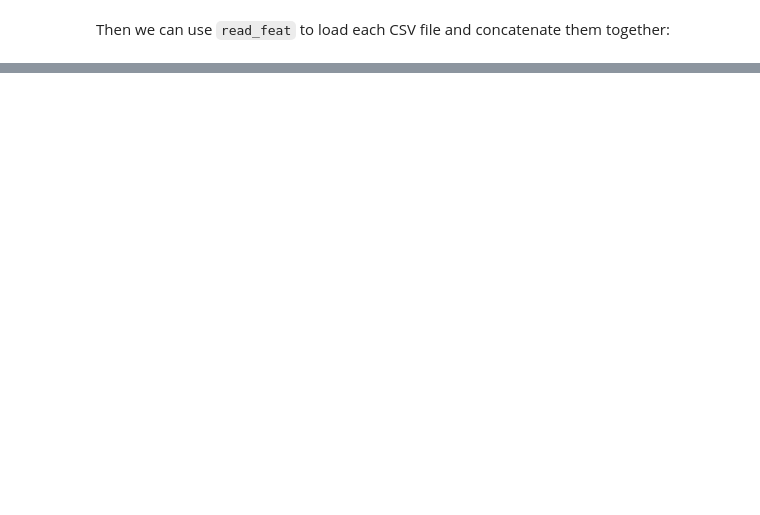
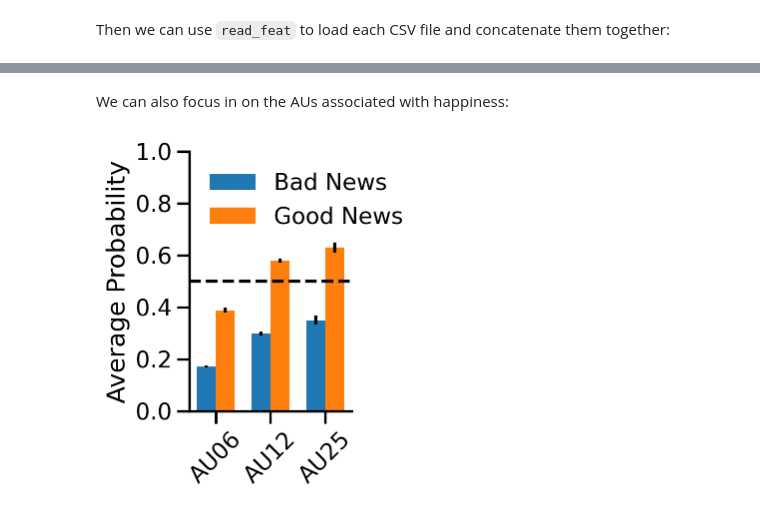
Before and after one commit to cosanlab/py-feat, a Jupyter notebook: docs/basic_tutorials/05_fex_analysis.ipynb, the cells around one changed output, grey strips where cells are left out. Drawn from its saved outputs; the diff is of its cells as text; code cells hidden in the pictures; blank space fills up the shorter version.

```diff
--- a/docs/basic_tutorials/05_fex_analysis.ipynb
+++ b/docs/basic_tutorials/05_fex_analysis.ipynb
@@ -296,0 +183,19 @@ animation = animate_face(
+# %%
+# Which condition each video belonged to
+video2condition = dict(
+    zip(
+        clip_attrs["input"].str.replace(".mp4", ".csv", regex=False),
+        clip_attrs["condition"],
+    )
+)
+
+# Update sesssions to group by condition, compute means (per condition), and make a
+# barplot of the mean AUs for each condition
+ax = (
+    by_video.update_sessions(video2condition)
+    .extract_mean()
+    .aus.plot(kind="bar", legend=False, title="Mean AU detection by condition")
+)
+ax.set(ylabel='Average Probability', title='AU detection by condition', xticklabels=['Good News', 'Bad News']);
+plt.xticks(rotation=0);
+sns.despine();
@@ -296,0 +204,34 @@ animation = animate_face(
+# %% [markdown]
+We can also focus in on the AUs associated with happiness:
+# %%
+aus = ["AU06", "AU12", "AU25"]  # from https://py-feat.org/pages/au_reference.html
+
+# Update the sessions to condition compute summary stats
+summary = by_video.update_sessions(video2condition).extract_summary(
+    mean=True, sem=True, std=False, min=False, max=False
+)
+
+# Organize them for plotting
+bad_means = summary.loc["badNews", [f"mean_{au}" for au in aus]]
+bad_sems = summary.loc["badNews", [f"sem_{au}" for au in aus]]
+good_means = summary.loc["goodNews", [f"mean_{au}" for au in aus]]
+good_sems = summary.loc["goodNews", [f"sem_{au}" for au in aus]]
+
+# Plot
+fig, ax = plt.subplots(figsize=(3, 4))
+ind = np.arange(len(bad_means))
+width = 0.35
+rects1 = ax.bar(ind - width / 2, bad_means, width, yerr=bad_sems, label="Bad News");
+rects2 = ax.bar(ind + width / 2, good_means, width, yerr=good_sems, label="Good News");
+ax.set(ylabel="Average Probability", title="", xticks=ind, xticklabels=aus, ylim=(0, 1));
+ax.legend(loc="upper left", frameon=False);
+plt.axhline(0.5, ls="--", color="k");
+sns.despine();
+plt.xticks(rotation=45);
+plt.tight_layout();
+plt.savefig(
+    "/Users/Esh/Documents/dartmouth/cosan/projects/pyfeat/figures/au_diffs.jpg",
+    bbox_inches="tight",
+);
+# %% [output]
+[figure, added]
```
Also changed, not shown: parts of 52 cells of this notebook, 5 other files.
